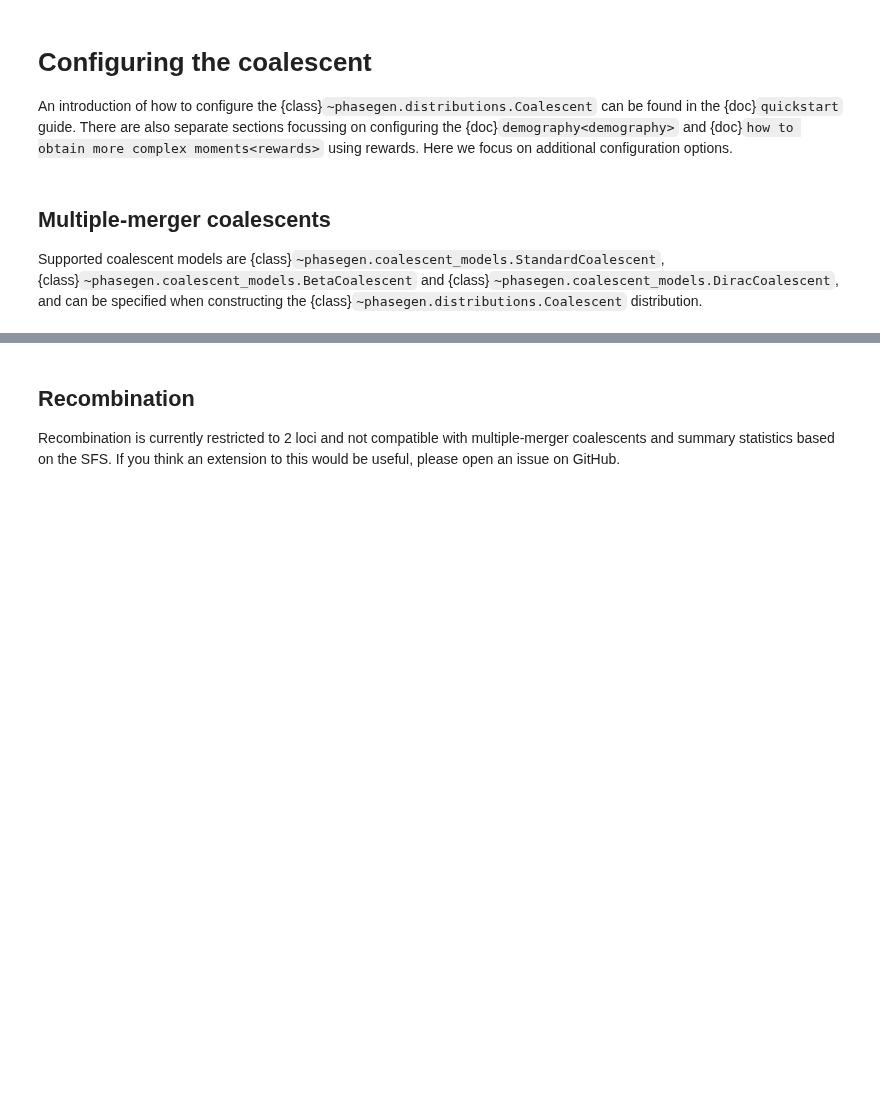
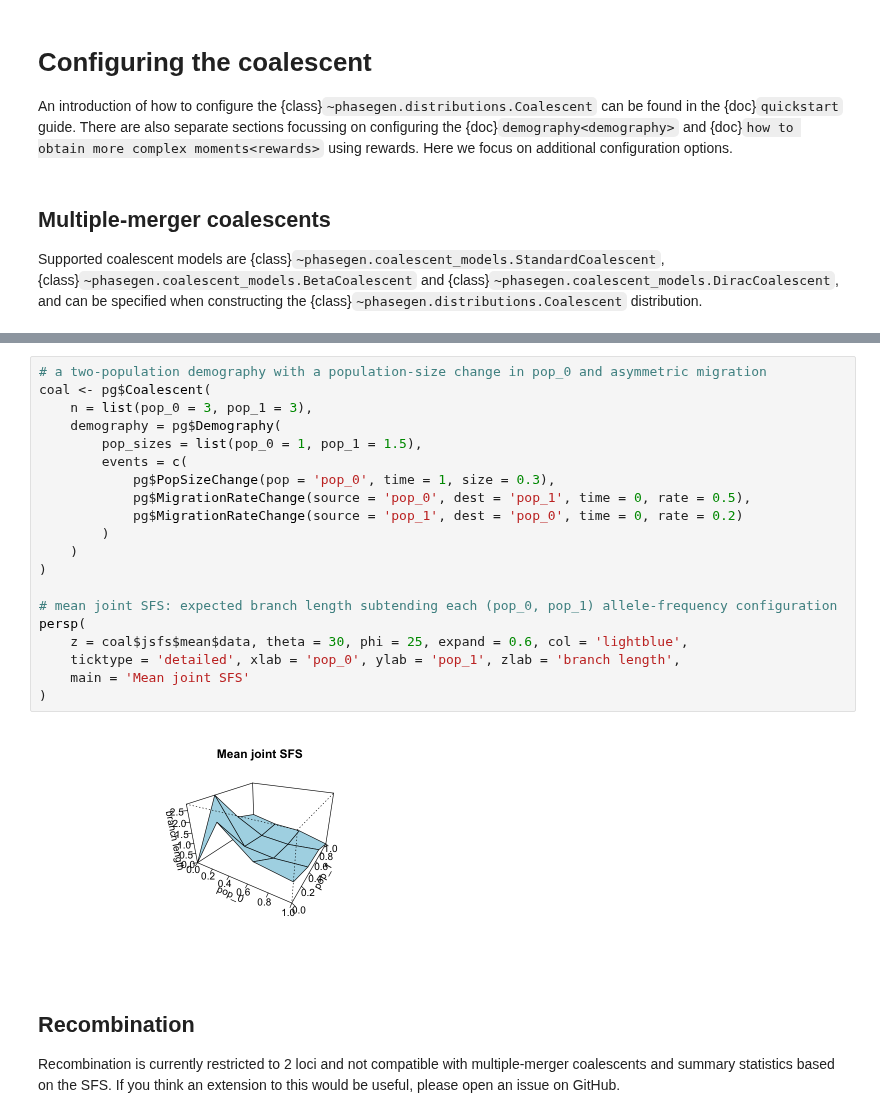
Before and after one commit to Sendrowski/PhaseGen, a Jupyter notebook: docs/reference/R/coalescent.ipynb, the cells around one changed output, grey strips where cells are left out. Saved outputs shown, nothing was run; the diff lists cells and outputs as text; blank space fills up the shorter version.

```diff
--- a/docs/reference/R/coalescent.ipynb
+++ b/docs/reference/R/coalescent.ipynb
@@ -36,3 +36,25 @@ heatmap(beta$sfs$cov$data[2:10,2:10], main = 'Beta', Colv = NA, Rowv = NA)
+# %%
+# a two-population demography with a population-size change in pop_0 and asymmetric migration
+coal <- pg$Coalescent(
+    n = list(pop_0 = 3, pop_1 = 3),
+    demography = pg$Demography(
+        pop_sizes = list(pop_0 = 1, pop_1 = 1.5),
+        events = c(
+            pg$PopSizeChange(pop = 'pop_0', time = 1, size = 0.3),
+            pg$MigrationRateChange(source = 'pop_0', dest = 'pop_1', time = 0, rate = 0.5),
+            pg$MigrationRateChange(source = 'pop_1', dest = 'pop_0', time = 0, rate = 0.2)
+        )
+    )
+)
+
+# mean joint SFS: expected branch length subtending each (pop_0, pop_1) allele-frequency configuration
+persp(
+    z = coal$jsfs$mean$data, theta = 30, phi = 25, expand = 0.6, col = 'lightblue',
+    ticktype = 'detailed', xlab = 'pop_0', ylab = 'pop_1', zlab = 'branch length',
+    main = 'Mean joint SFS'
+)
+# %% [output]
+[figure, added]
 # %% [markdown]
 ## Recombination
 Recombination is currently restricted to 2 loci and not compatible with multiple-merger coalescents and summary statistics based on the SFS. If you think an extension to this would be useful, please open an issue on GitHub.
```
Also changed, not shown: parts of 5 cells of this notebook, 57 other files.
